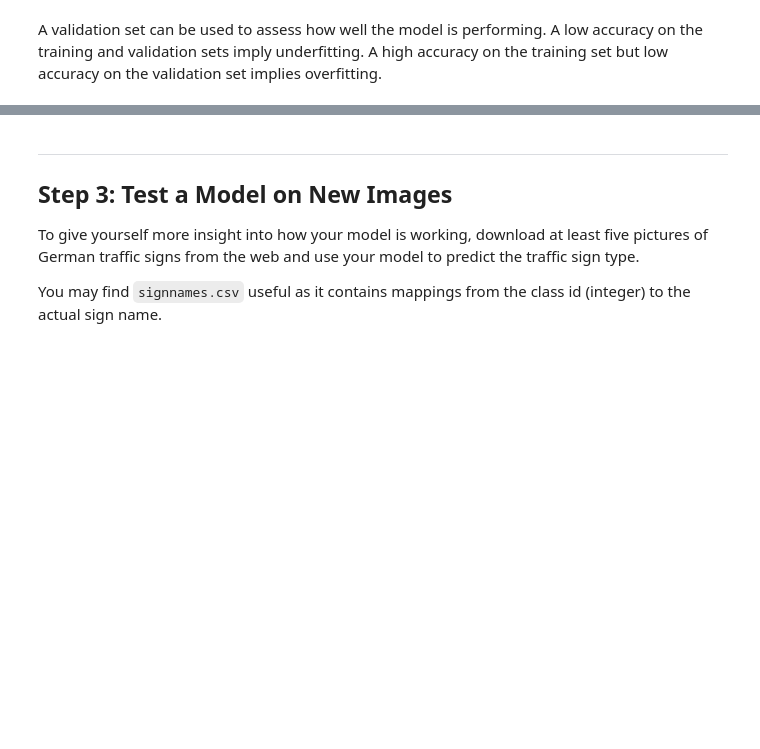
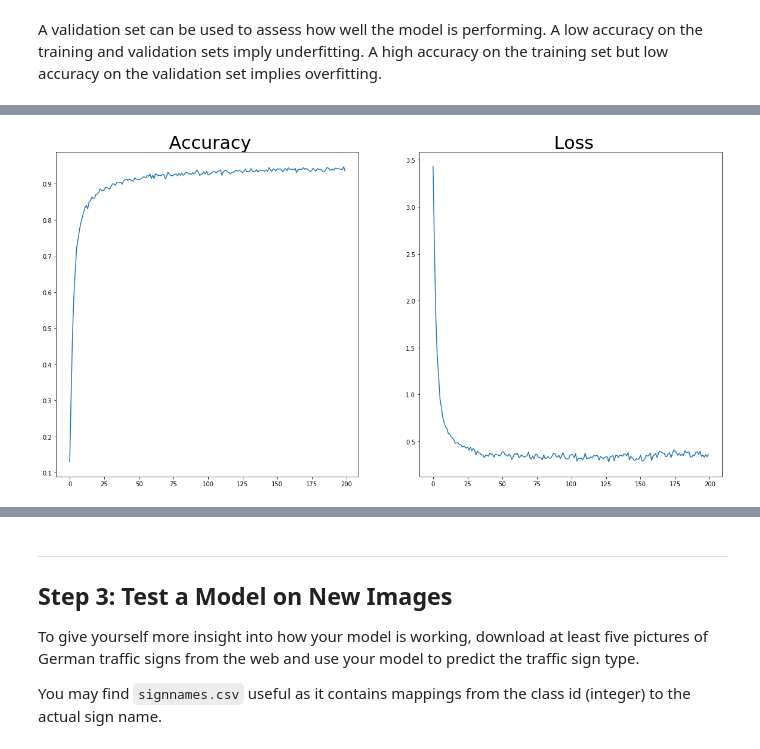
Before and after one commit to KentaNishi/CarND-Traffic-Sign-Classifier-Project, a Jupyter notebook: Traffic_Sign_Classifier.ipynb, the cells around one changed output, grey strips where cells are left out. Cells and saved outputs as stored; diff of their text form; code cells hidden in the pictures; blank space fills up the shorter version.

```diff
--- a/Traffic_Sign_Classifier.ipynb
+++ b/Traffic_Sign_Classifier.ipynb
@@ -419,0 +518,92 @@ Model saved
+# %%
+# Self difined CNN , no data augumentation
+
+### Train your model here.
+### Calculate and report the accuracy on the training and validation set.
+### Once a final model architecture is selected,
+### the accuracy on the test set should be calculated and reported as well.
+### Feel free to use as many code cells as needed.
+
+rate = 0.0001
+
+logits = self_difined_CNN(x,keep_prob_1,keep_prob_2)
+cross_entropy = tf.nn.softmax_cross_entropy_with_logits(labels=one_hot_y, logits=logits)
+loss_operation = tf.reduce_mean(cross_entropy)
+optimizer = tf.train.AdamOptimizer(learning_rate = rate)
+training_operation = optimizer.minimize(loss_operation)
+# to save result
+saver = tf.train.Saver()
+
+# Model Evaluation
+correct_prediction = tf.equal(tf.argmax(logits, 1), tf.argmax(one_hot_y, 1))
+accuracy_operation = tf.reduce_mean(tf.cast(correct_prediction, tf.float32))
+def evaluation(X_eval,y_eval,is_rgb=0):
+    sess = tf.get_default_session()
+    total_ac = 0
+    total_loss = 0
+    ### gray_ver ###
+    if is_rgb == 0:
+        X_processed , y_processed = pre_process(X_eval,y_eval)
+    #endif
+    ################
+    ### rgb_ver ###
+    else:
+        X_processed , y_processed = pre_process_keep_rgb(X_eval,y_eval)
+    #endif
+    ###############
+    for offset in range(0, n_valid, BATCH_SIZE):
+        end = offset + BATCH_SIZE
+        batch_x, batch_y = X_processed[offset:end], y_processed[offset:end]
+        accuracy = sess.run(accuracy_operation, feed_dict={x: batch_x, y: batch_y,keep_prob_1:0.8,keep_prob_2:0.5})
+        loss     = sess.run(cross_entropy,feed_dict={x: batch_x, y: batch_y,keep_prob_1:0.8,keep_prob_2:0.5})
+        mean_loss = np.mean(loss)
+        total_ac += (accuracy * len(batch_x))
+        total_loss += (mean_loss * len(batch_x))
+    return total_ac/n_valid,total_loss/n_valid
+with tf.Session(config=configure) as sess:
+    sess.run(tf.global_variables_initializer())
+    print("Training...")
+    accuracy_array = np.zeros((EPOCHS))
+    loss_array = np.zeros((EPOCHS))
+    for i in range(EPOCHS):
+        ### gray_ver ###
+        if is_rgb == 0:
+            X_train_processed , y_train_processed = pre_process( X_train,y_train)
+        #endif
+        ################
+        ### rgb_ver ###
+        else:
+            X_train_processed , y_train_processed = pre_process_keep_rgb(X_train,y_train)
+        #endif
+        ###############
+        for offset in range(0,n_train,BATCH_SIZE):
+            end = offset + BATCH_SIZE
+            batch_x, batch_y = X_train_processed[offset:end],y_train_processed[offset:end]
+            sess.run(training_operation, feed_dict={x:batch_x, y:batch_y,keep_prob_1:0.8,keep_prob_2:0.5})
+
+        print("EPOCH {} ...".format(i+1))
+        valid_ac,valid_loss = evaluation(X_valid, y_valid,is_rgb)
+        accuracy_array[i] = valid_ac
+        loss_array[i] =valid_loss
+        print("Accuracy = {:.3f}".format(valid_ac))
+        print("Cross entropy = {:.3f}".format(valid_loss))
+
+    saver.save(sess, './self_difined_CNN_ver2_is_rgb{0}'.format(is_rgb))
+
+    if is_rgb==0:
+        f_1, (ax1, ax2) = plt.subplots(1, 2,figsize=(20,10))
+        ax1.plot(accuracy_array)
+        ax1.set_title(' Accuracy', fontsize=30)
+        ax2.plot(loss_array)
+        ax2.set_title(' Loss', fontsize=30)
+        f_1.savefig('self_difined_CNN_ver2_figure_epoch{0}_rate_{1}_batch{2}_is_rgb{3}.png'.format(EPOCHS,rate,BATCH_SIZE,is_rgb))
+        print("Model saved")
+    if is_rgb==1:
+        f_2, (ax3, ax4) = plt.subplots(1, 2,figsize=(20,10))
+        ax3.plot(accuracy_array)
+        ax3.set_title(' Accuracy', fontsize=30)
+        ax4.plot(loss_array)
+        ax4.set_title(' Loss', fontsize=30)
+        f_2.savefig('self_difined_CNN_ver2_figure_epoch{0}_rate_{1}_batch{2}_is_rgb{3}.png'.format(EPOCHS,rate,BATCH_SIZE,is_rgb))
+        print("Model saved")
+# %% [output]
@@ -419,0 +627 @@ Model saved
+[figure, added]
```
Also changed, not shown: parts of 26 cells of this notebook, 2 other files.
